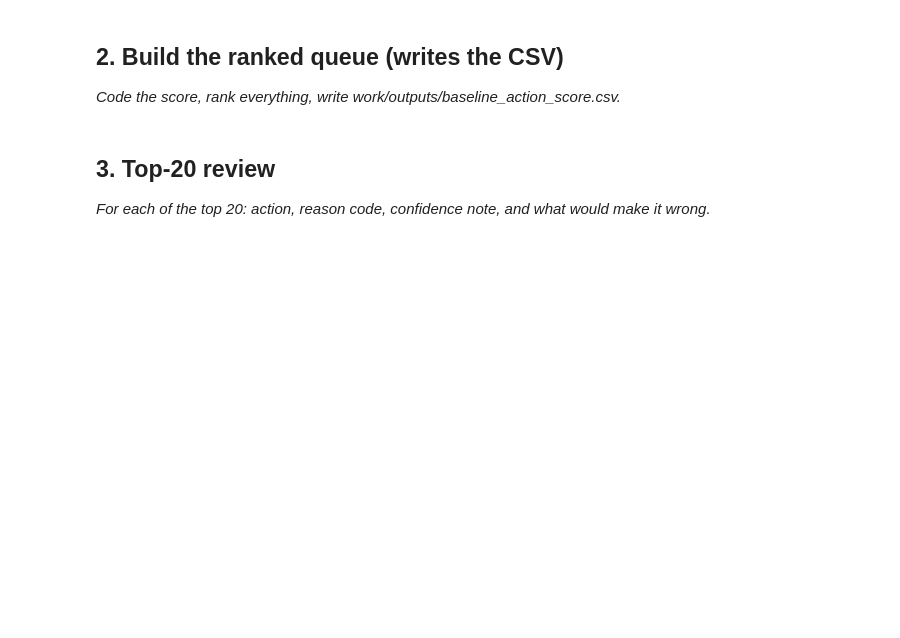
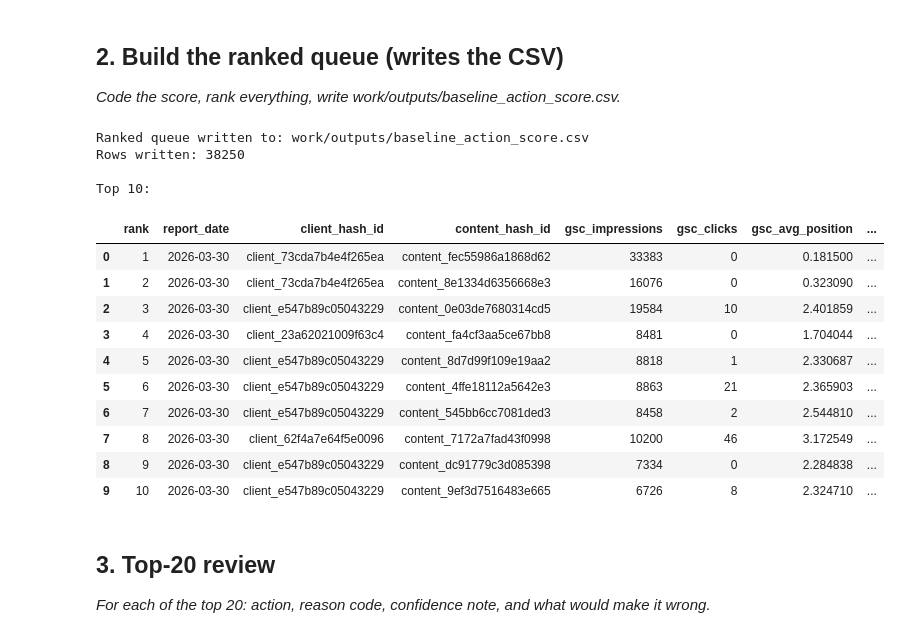
Before and after one commit to eshaamirmalik-sketch/flyrank-ml-internship, a Jupyter notebook: work/notebooks/w04_baseline_score.ipynb, the cells around one changed output. Drawn from its saved outputs; the diff is of its cells as text; code cells hidden in the pictures; blank space fills up the shorter version.

```diff
--- a/work/notebooks/w04_baseline_score.ipynb
+++ b/work/notebooks/w04_baseline_score.ipynb
@@ -14,6 +138,61 @@ This skeleton is yours to fill. Work the sections **in order** — each one has
 ## 2. Build the ranked queue (writes the CSV)
 
 *Code the score, rank everything, write work/outputs/baseline_action_score.csv.*
+# %%
+# Build the ranked action queue
+
+import os
+
+queue = baseline[
+    [
+        "report_date",
+        "client_hash_id",
+        "content_hash_id",
+        "gsc_impressions",
+        "gsc_clicks",
+        "gsc_avg_position",
+        "ctr",
+        "score",
+        "reason_code",
+        "action"
+    ]
+].copy()
+
+queue = queue.sort_values(
+    "score",
+    ascending=False
+).reset_index(drop=True)
+
+queue.insert(0, "rank", range(1, len(queue) + 1))
+
+# Create the output directory if it does not already exist.
+os.makedirs("work/outputs", exist_ok=True)
+
+# Write the required CSV.
+output_path = "work/outputs/baseline_action_score.csv"
+queue.to_csv(output_path, index=False)
+
+print("Ranked queue written to:", output_path)
+print("Rows written:", len(queue))
+
+print("\nTop 10:")
+display(queue.head(10))
+# %% [output]
+Ranked queue written to: work/outputs/baseline_action_score.csv
+Rows written: 38250
+
+Top 10:
+|  | rank | report_date | client_hash_id | content_hash_id | gsc_impressions | gsc_clicks | gsc_avg_position | ... |
+| 0 | 1 | 2026-03-30 | client_73cda7b4e4f265ea | content_fec55986a1868d62 | 33383 | 0 | 0.181500 | ... |
+| 1 | 2 | 2026-03-30 | client_73cda7b4e4f265ea | content_8e1334d6356668e3 | 16076 | 0 | 0.323090 | ... |
+| 2 | 3 | 2026-03-30 | client_e547b89c05043229 | content_0e03de7680314cd5 | 19584 | 10 | 2.401859 | ... |
+| 3 | 4 | 2026-03-30 | client_23a62021009f63c4 | content_fa4cf3aa5ce67bb8 | 8481 | 0 | 1.704044 | ... |
+| 4 | 5 | 2026-03-30 | client_e547b89c05043229 | content_8d7d99f109e19aa2 | 8818 | 1 | 2.330687 | ... |
+| 5 | 6 | 2026-03-30 | client_e547b89c05043229 | content_4ffe18112a5642e3 | 8863 | 21 | 2.365903 | ... |
+| 6 | 7 | 2026-03-30 | client_e547b89c05043229 | content_545bb6cc7081ded3 | 8458 | 2 | 2.544810 | ... |
+| 7 | 8 | 2026-03-30 | client_62f4a7e64f5e0096 | content_7172a7fad43f0998 | 10200 | 46 | 3.172549 | ... |
+| 8 | 9 | 2026-03-30 | client_e547b89c05043229 | content_dc91779c3d085398 | 7334 | 0 | 2.284838 | ... |
+| 9 | 10 | 2026-03-30 | client_e547b89c05043229 | content_9ef3d7516483e665 | 6726 | 8 | 2.324710 | ... |
 # %% [markdown]
 ## 3. Top-20 review
 
```
Also changed, not shown: parts of 4 cells of this notebook.
